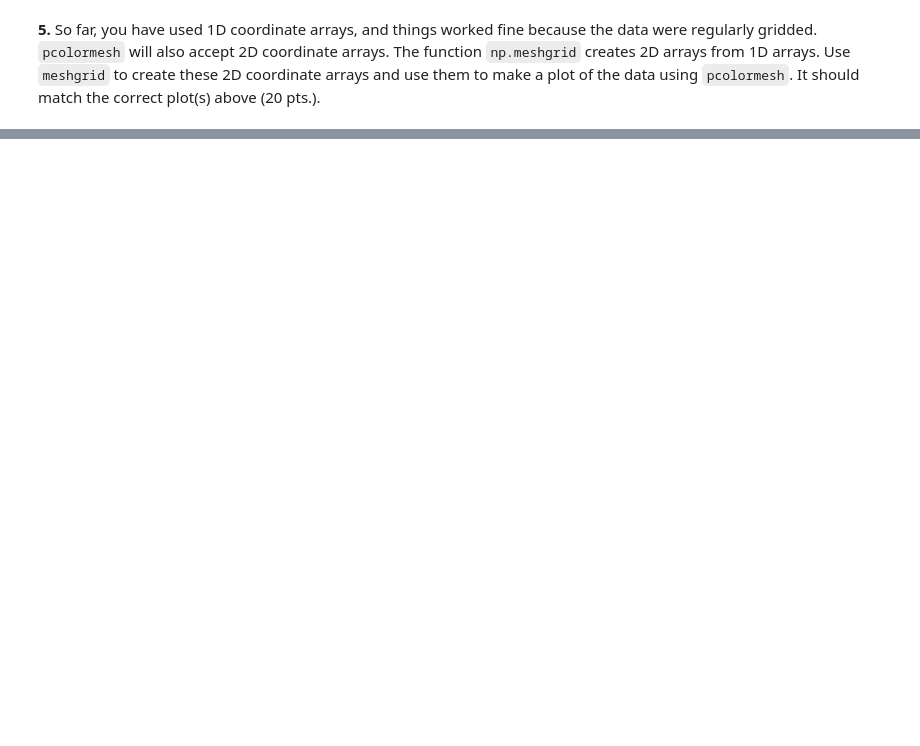
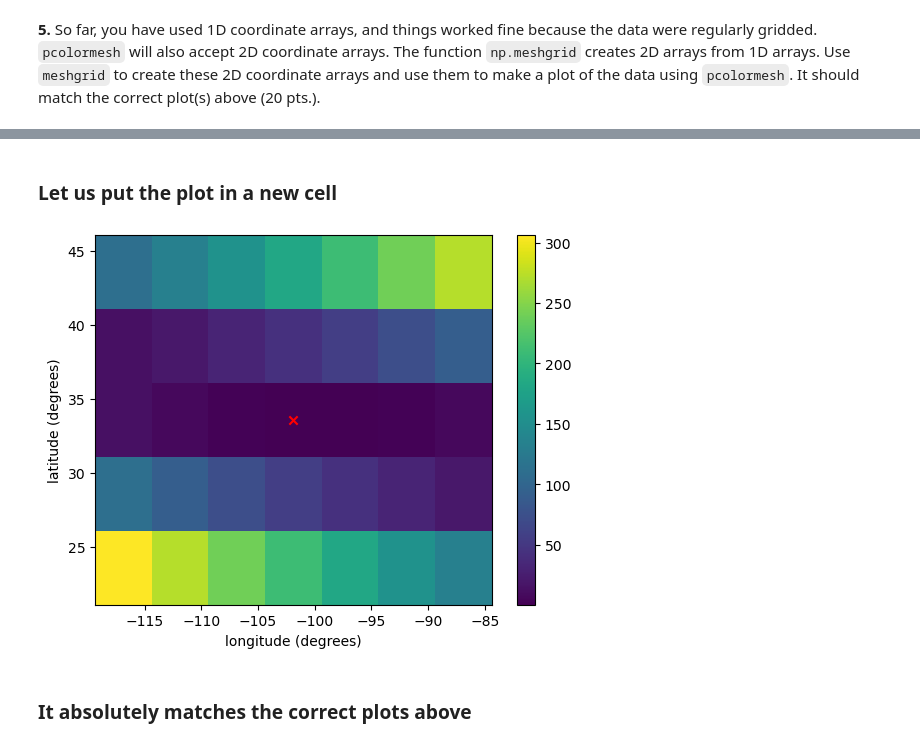
Before and after one commit to temidayo-coder/data-fields, a Jupyter notebook: Homework 1.ipynb, the cells around one changed output, grey strips where cells are left out. Drawn from its saved outputs; the diff is of its cells as text; code cells hidden in the pictures; blank space fills up the shorter version.

```diff
--- a/Homework 1.ipynb
+++ b/Homework 1.ipynb
@@ -255,0 +307,13 @@ print(lon_edge_2d)
+# %%
+# Your code here
+
+# Create edge positions arrays
+lon_edge = lon
+lat_edge = lat
+
+# Use np.meshgrid to create 2D coordinate arrays from lat & lon
+lon_edge_2d, lat_edge_2d = np.meshgrid(lon_edge, lat_edge)
+
+print("d:", d)
+print("lat_edge_2d:", lat_edge_2d)
+print("lon_edge_2d:", lon_edge_2d)
@@ -255,0 +338,24 @@ print(lon_edge_2d)
+# %% [markdown]
+### Let us put the plot in a new cell
+# %%
+# Create the plot using pcolormesh
+fig = plt.figure()
+ax = fig.add_subplot(111)
+im = ax.pcolormesh(lon_edge_2d, lat_edge_2d, d)
+plt.colorbar(im)
+
+# Mark MCOM's coordinates with a red 'x'
+ax.scatter(mcom_lon, mcom_lat, marker='x', color='red')
+
+# Set the label for the x-axis
+ax.set_xlabel('longitude (degrees)')
+
+# Set the label for the y-axis
+ax.set_ylabel('latitude (degrees)')
+
+# Show the plot
+plt.show()
+# %% [output]
+[figure, added]
+# %% [markdown]
+### It absolutely matches the correct plots above
```
Also changed, not shown: parts of 15 cells of this notebook.
